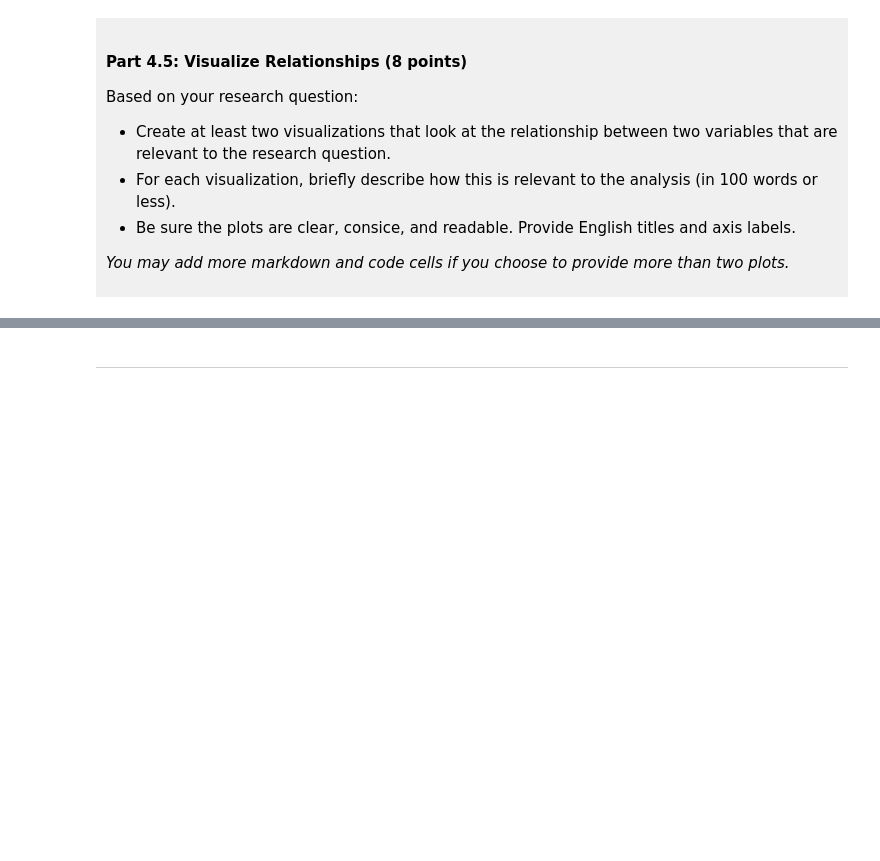
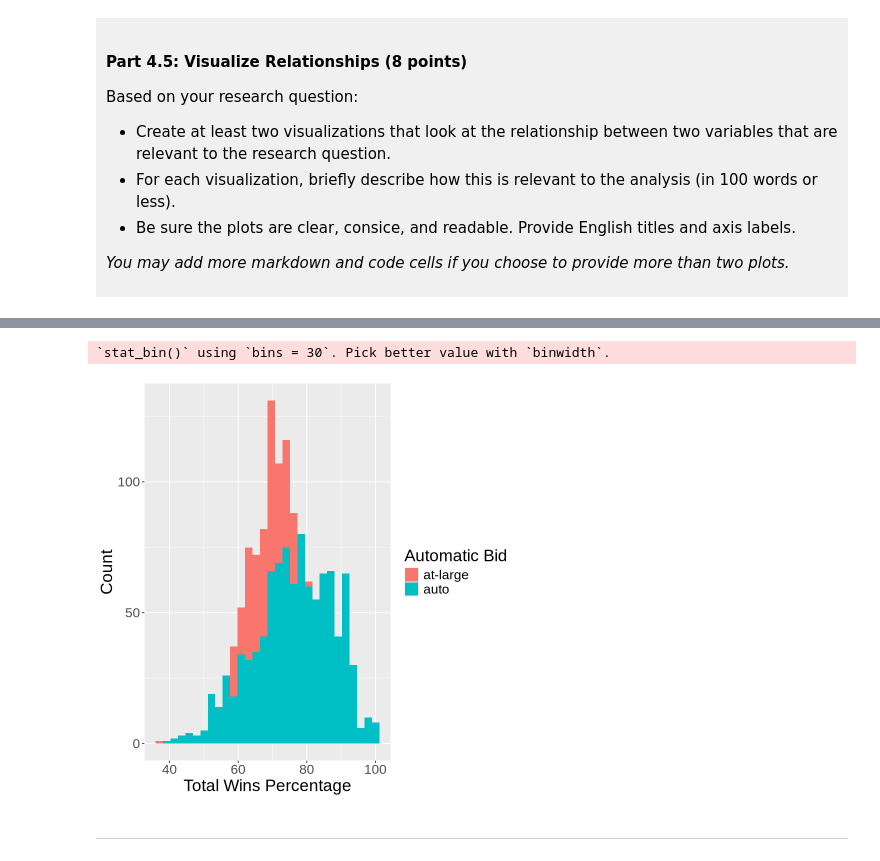
Before and after one commit to M1105-oso/masonli-dsci100-project, a Jupyter notebook: dsci-100-project-notebook.ipynb, the cells around one changed output, grey strips where cells are left out. Saved outputs shown, nothing was run; the diff lists cells and outputs as text; code cells hidden in the pictures; blank space fills up the shorter version.

```diff
--- a/dsci-100-project-notebook.ipynb
+++ b/dsci-100-project-notebook.ipynb
@@ -326,5 +418,15 @@ Visualization 2: %%% EDIT THIS MARKDOWN CELL%%%
 # %%
-### EDIT THIS CODE CELL FOR VISUALIZATION 2###
+vis2 <- ggplot(madness_tidy_data, aes(x=total_wins_pct, fill=bid))+
+        geom_histogram(position = "identity")+
+        labs(x="Total Wins Percentage",
+             y="Count",
+             fill="Automatic Bid",
+             tittle="Distribution of Total Wins Percentage by Bid")+
+        theme(text=element_text(size=20))
+vis2
+# %% [output]
+`stat_bin()` using `bins = 30`. Pick better value with `binwidth`.
+[figure, added]
 # %% [markdown]
 ------
 # %% [markdown]
```
Also changed, not shown: parts of 11 cells of this notebook.
